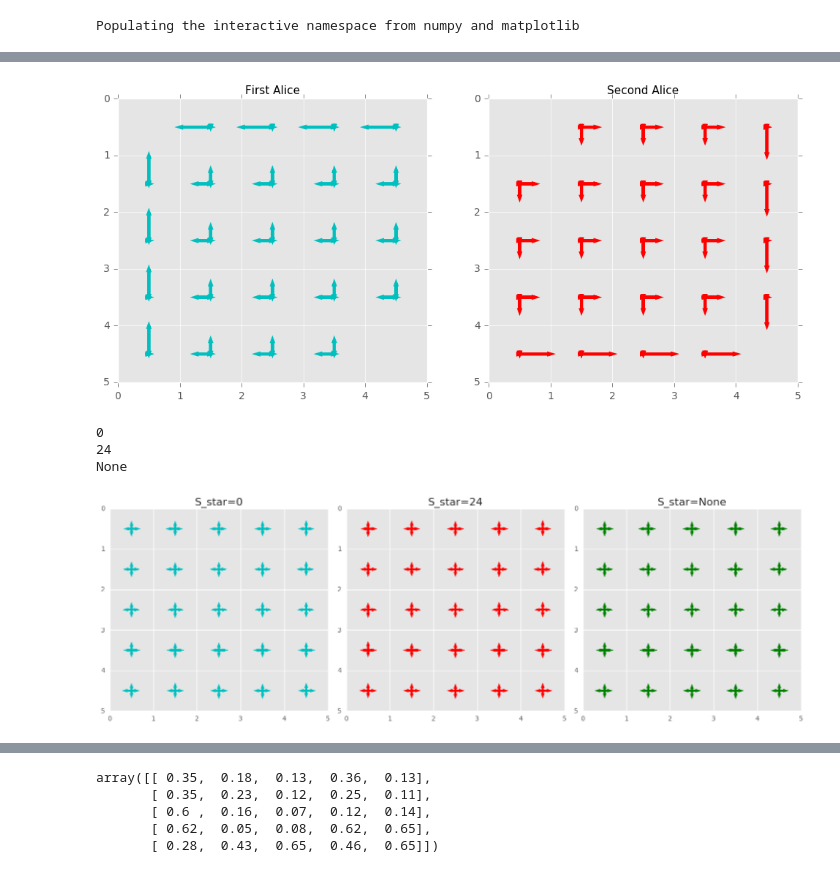
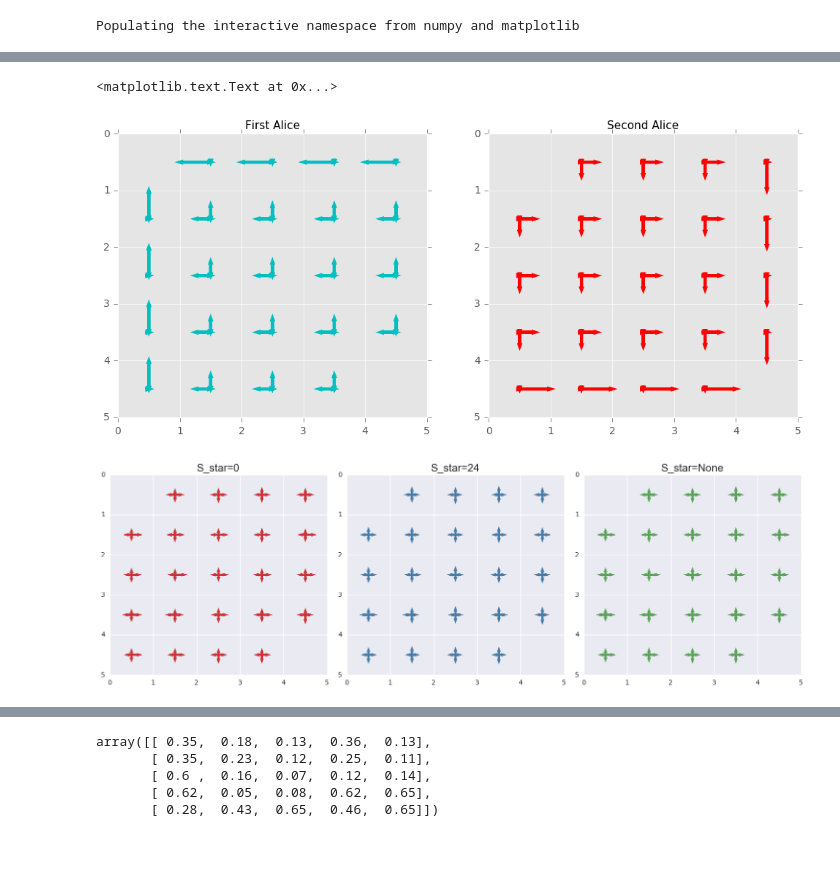
Before and after one commit to andreyklimkin/Diploma, a Jupyter notebook: Unify_Alices.ipynb, the cells around one changed output, grey strips where cells are left out. Cells and saved outputs as stored; diff of their text form; code cells hidden in the pictures.

```diff
--- a/Unify_Alices.ipynb
+++ b/Unify_Alices.ipynb
@@ -83,10 +91,10 @@ class Policy(nn.Module):
 # %%
-def select_action(state, s_star, model):
-    #state = torch.from_numpy(state).int().unsqueeze(0)
-    probs, state_value = model(state, s_star)
-    action = probs.multinomial()
-    model.saved_actions.append(SavedAction(action, probs, state_value))
-    return action.data
+# def select_action(state, s_star, model):
+#     #state = torch.from_numpy(state).int().unsqueeze(0)
+#     probs, state_value = model(state, s_star)
+#     action = probs.multinomial()
+#     model.saved_actions.append(SavedAction(action, probs, state_value))
+#     return action.data
 # %%
 def update_params(model, optimizer, who="Bob"):
     R = 0
@@ -153,3 +161,15 @@ class Alice:
         action = np.random.choice(np.arange(5), p=action_probs)
 
         return action
+
+    def precompute_v_function(self, env):
+        self.v = np.zeros(env.nS)
+        for s in range(len(self.v)):
+            if(self.type == 'left_top_corner'):
+                self.v[s] = -(s % int(np.sqrt(env.nS)) + s // int(np.sqrt(env.nS)))
+            else:
+                self.v[s] = (-((int(np.sqrt(env.nS)) - (s % int(np.sqrt(env.nS))) - 1)
+                        + (int(np.sqrt(env.nS)) - s // int(np.sqrt(env.nS)) - 1)))
+
+    def v_function(self, s):
+        return self.v[s]
@@ -321,7 +380,6 @@ for s in range(0, env.nS):
     if(s == 0 or s == 24):
         continue
     else:
-
         draw_direction_probs(ax[0], env, s, Alice_left_corner.get_action_probs(env, s), arrow_color='c')
         draw_direction_probs(ax[1], env, s, Alice_right_corner.get_action_probs(env, s), arrow_color='r')
 
@@ -330,8 +388,9 @@ ax[1].invert_yaxis()
 
 ax[0].set_title("First Alice", fontsize=11)
 ax[1].set_title("Second Alice", fontsize=11)
-plt.savefig("presa_example")
+#plt.savefig("presa_example")
 # %% [output]
+<matplotlib.text.Text at 0x...>
 [figure]
 # %%
 models_Alice = [Alice_right_corner, Alice_left_corner]
@@ -348,23 +405,28 @@ plots_dir = "plots_union/no_entropy_one_hot_random_init_100/"
+# %%
+plots_dir = "plots_union/v-based-strategy_random_init_100/"
+try:
+    os.mkdir(plots_dir)
+except:
+    pass
 # %%
+import seaborn as sns;
+sns.set(color_codes=True)
 fig, ax = subplots(nrows=1, ncols=3, figsize=(15, 5))
 s_stars = [0, env.nS - 1, None]
-colors = ["c", "red", "green"]
+#colors = ["c", "red", "green"]
+colors = sns.color_palette("Set1", n_colors=3, desat=.75)
 for j, s_star in enumerate(s_stars):
-    print(s_star)
-    for s in range(0, env.nS):
+    for s in range(1, env.nS - 1):
 
         ax[j].set_xticks(np.arange(0, 6))
         ax[j].set_yticks(np.arange(0, 6))
         probs, state_value = model_Bob(s, s_star)
         draw_direction_probs(ax[j], env, s, probs[0].data, arrow_color=colors[j])
         ax[j].set_title("S_star={}".format(str(s_star)), fontsize=16)
         ax[j].invert_yaxis()
 
 fig.tight_layout()
 
 plt.savefig(os.path.join(plots_dir, "action_prob_plot{}".format(0)))
 # %% [output]
-0
-24
-None
-[figure, old version]
+[figure, new version]
```
Also changed, not shown: parts of 16 cells of this notebook, 3 other files.
